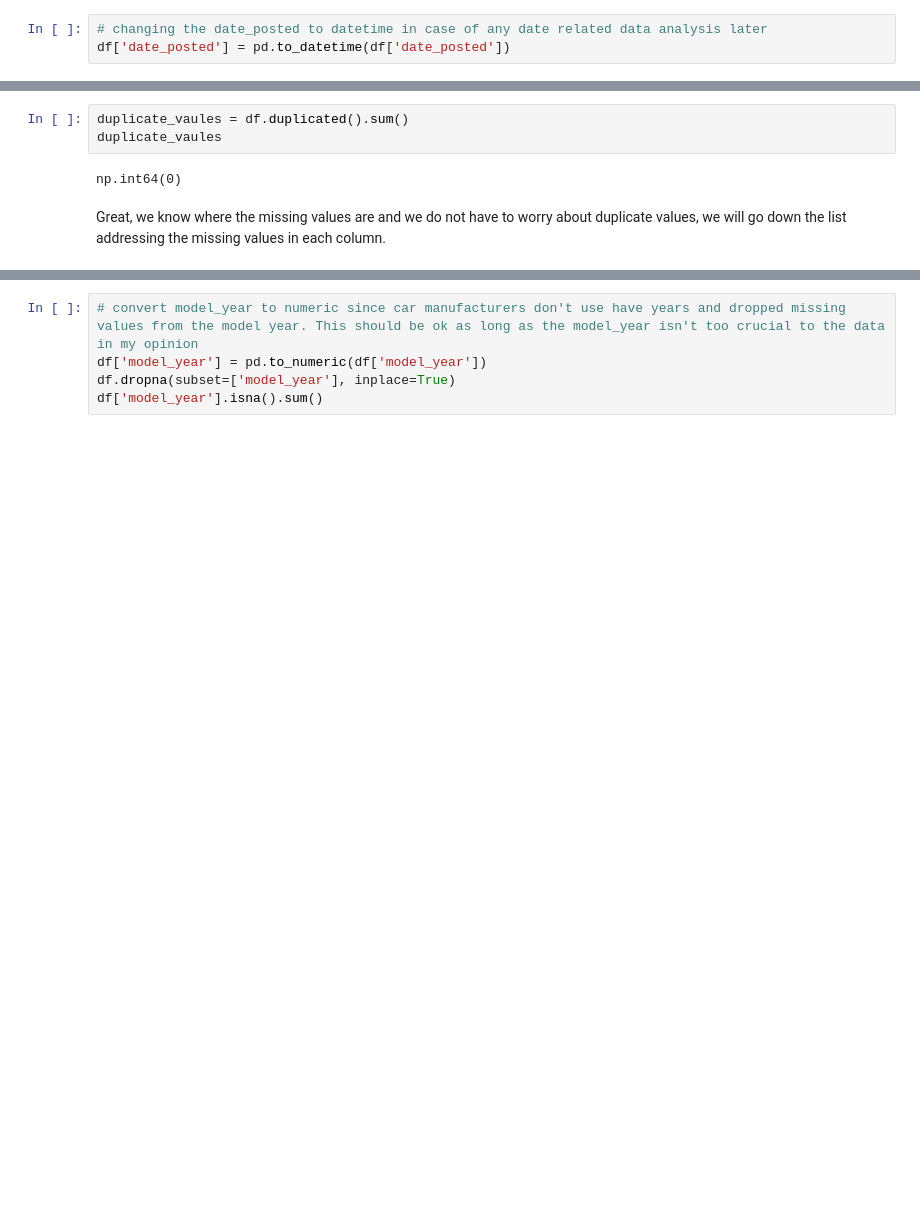
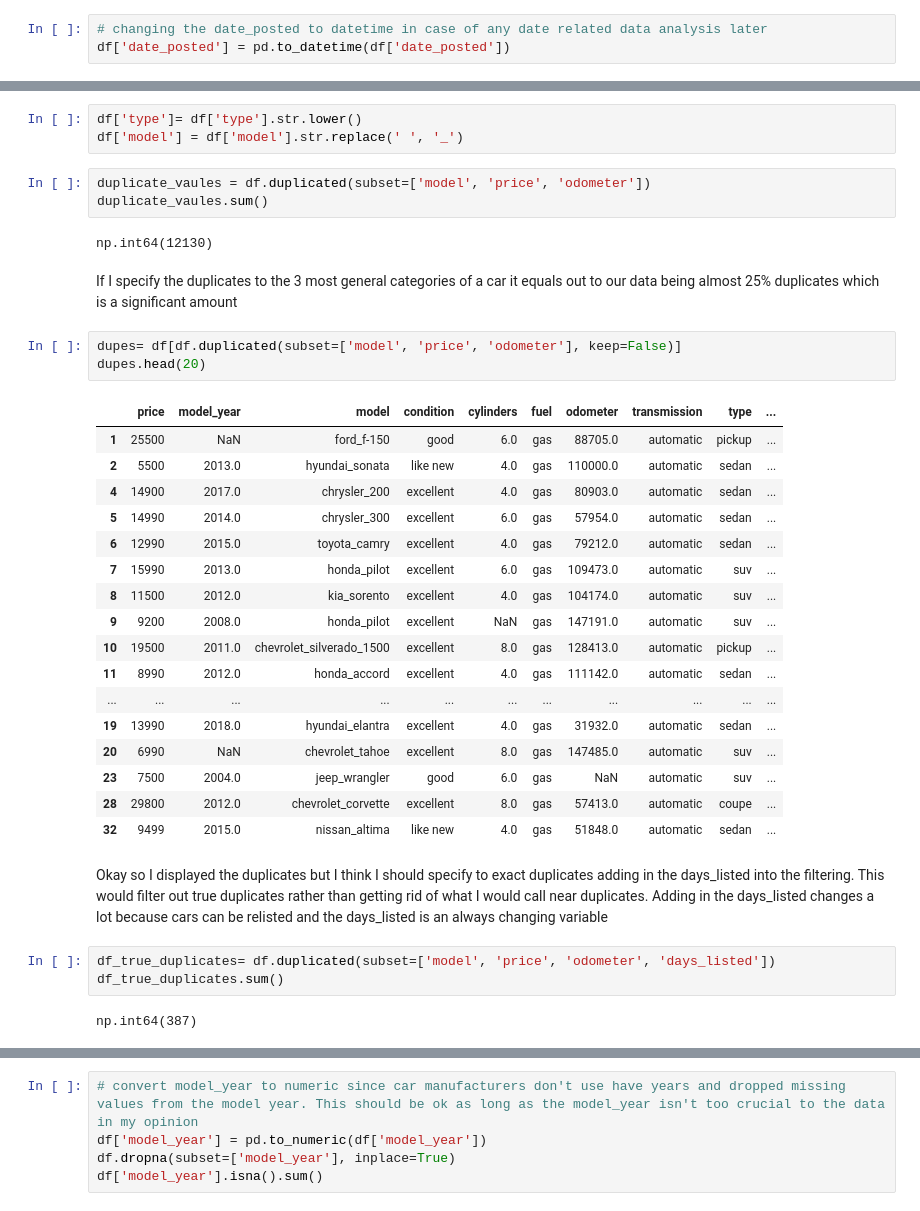
Before and after one commit to jojorocoder/drhorrible, a Jupyter notebook: notebooks/EDA.ipynb, the cells around one changed output, grey strips where cells are left out. Saved outputs shown, nothing was run; the diff lists cells and outputs as text; blank space fills up the shorter version.

Commit message:
Found duplicates and outliers in data

```diff
--- a/notebooks/EDA.ipynb
+++ b/notebooks/EDA.ipynb
@@ -88,10 +91,41 @@ is_4wd          25821
 date_posted         0
 days_listed         0
 dtype: int64
+# %%
+df['type']= df['type'].str.lower()
+df['model'] = df['model'].str.replace(' ', '_')
 # %%
-duplicate_vaules = df.duplicated().sum()
-duplicate_vaules
+duplicate_vaules = df.duplicated(subset=['model', 'price', 'odometer'])
+duplicate_vaules.sum()
 # %% [output]
-np.int64(0)
+np.int64(12130)
-# %% [markdown]
-Great, we know where the missing values are and we do not have to worry about duplicate values, we will go down the list addressing the missing values in each column.
+# %% [markdown]
+If I specify the duplicates to the 3 most general categories of a car it equals out to our data being almost 25% duplicates which is a significant amount
+# %%
+dupes= df[df.duplicated(subset=['model', 'price', 'odometer'], keep=False)]
+dupes.head(20)
+# %% [output]
+|  | price | model_year | model | condition | cylinders | fuel | odometer | transmission | type | ... |
+| 1 | 25500 | NaN | ford_f-150 | good | 6.0 | gas | 88705.0 | automatic | pickup | ... |
+| 2 | 5500 | 2013.0 | hyundai_sonata | like new | 4.0 | gas | 110000.0 | automatic | sedan | ... |
+| 4 | 14900 | 2017.0 | chrysler_200 | excellent | 4.0 | gas | 80903.0 | automatic | sedan | ... |
+| 5 | 14990 | 2014.0 | chrysler_300 | excellent | 6.0 | gas | 57954.0 | automatic | sedan | ... |
+| 6 | 12990 | 2015.0 | toyota_camry | excellent | 4.0 | gas | 79212.0 | automatic | sedan | ... |
+| 7 | 15990 | 2013.0 | honda_pilot | excellent | 6.0 | gas | 109473.0 | automatic | suv | ... |
+| 8 | 11500 | 2012.0 | kia_sorento | excellent | 4.0 | gas | 104174.0 | automatic | suv | ... |
+| 9 | 9200 | 2008.0 | honda_pilot | excellent | NaN | gas | 147191.0 | automatic | suv | ... |
+| 10 | 19500 | 2011.0 | chevrolet_silverado_1500 | excellent | 8.0 | gas | 128413.0 | automatic | pickup | ... |
+| 11 | 8990 | 2012.0 | honda_accord | excellent | 4.0 | gas | 111142.0 | automatic | sedan | ... |
+| ... | ... | ... | ... | ... | ... | ... | ... | ... | ... | ... |
+| 19 | 13990 | 2018.0 | hyundai_elantra | excellent | 4.0 | gas | 31932.0 | automatic | sedan | ... |
+| 20 | 6990 | NaN | chevrolet_tahoe | excellent | 8.0 | gas | 147485.0 | automatic | suv | ... |
+| 23 | 7500 | 2004.0 | jeep_wrangler | good | 6.0 | gas | NaN | automatic | suv | ... |
+| 28 | 29800 | 2012.0 | chevrolet_corvette | excellent | 8.0 | gas | 57413.0 | automatic | coupe | ... |
+| 32 | 9499 | 2015.0 | nissan_altima | like new | 4.0 | gas | 51848.0 | automatic | sedan | ... |
+# %% [markdown]
+Okay so I displayed the duplicates but I think I should specify to exact duplicates adding in the days_listed into the filtering. This would filter out true duplicates rather than getting rid of what I would call near duplicates. Adding in the days_listed changes a lot because cars can be relisted and the days_listed is an always changing variable
+# %%
+df_true_duplicates= df.duplicated(subset=['model', 'price', 'odometer', 'days_listed'])
+df_true_duplicates.sum()
+# %% [output]
+np.int64(387)
```
Also changed, not shown: parts of 13 cells of this notebook.
